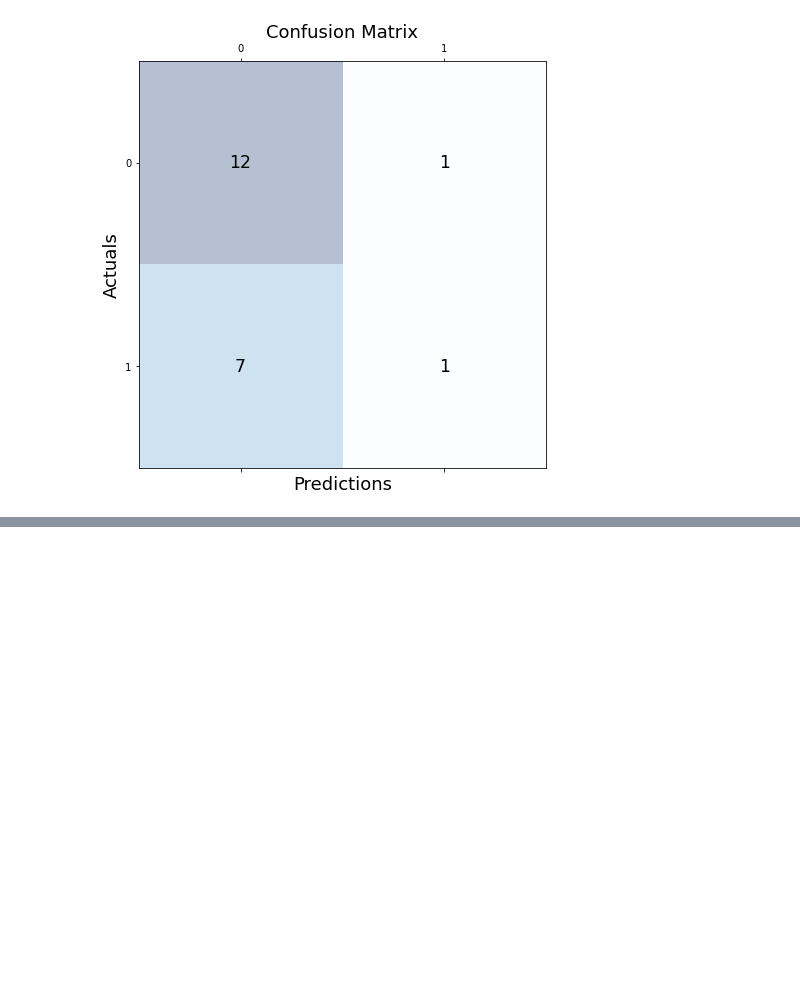
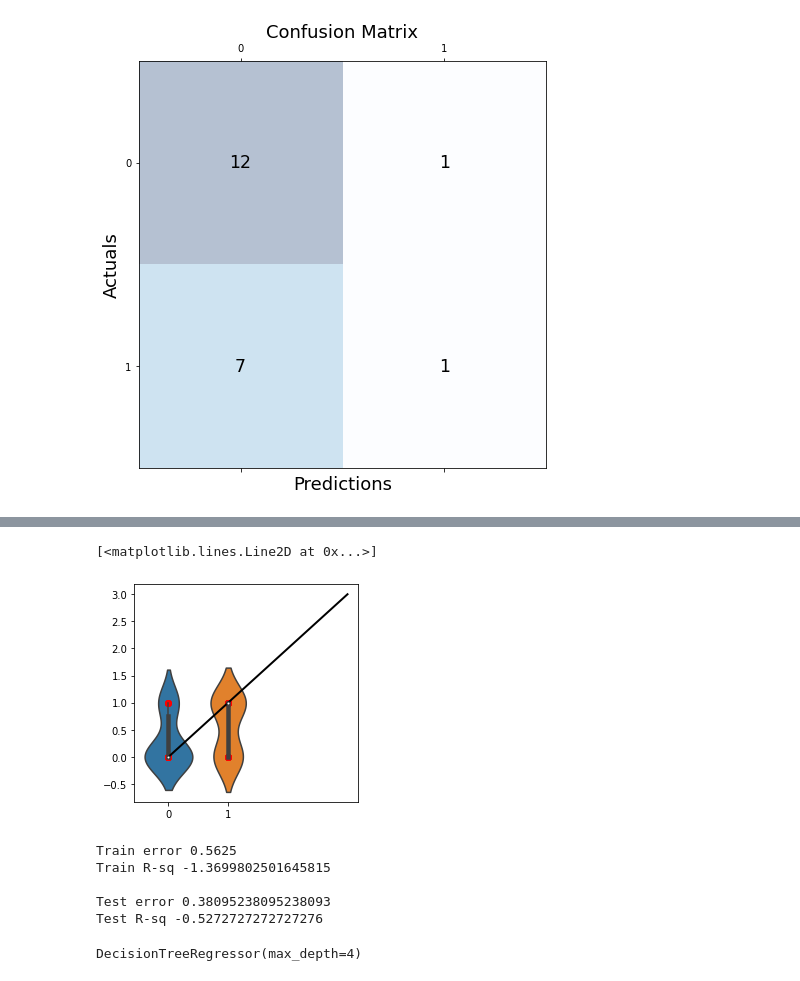
Before and after one commit to 1mimiiha/Homework2, a Jupyter notebook: notebook/example.ipynb, the cells around one changed output, grey strips where cells are left out. Cells and saved outputs as stored; diff of their text form; code cells hidden in the pictures; blank space fills up the shorter version.

```diff
--- a/notebook/example.ipynb
+++ b/notebook/example.ipynb
@@ -238,0 +286,20 @@ plt.show()
+# %%
+plt.figure(figsize=(4,4))
+sns.violinplot(x=test_y,y=kmeans_test,data=df, xlim=[0,3])
+plt.scatter(test_y,kmeans_test,color='r')
+plt.plot([0,3],[0,3],lw=2,color='black')
+# %% [output]
+[<matplotlib.lines.Line2D at 0x...>]
+[figure, added]
+# %%
+print("Train error",mean_squared_error(y,kmeans_train))
+print("Train R-sq",r2_score(y,kmeans_train))
+
+print("\nTest error",mean_squared_error(test_y,kmeans_test))
+print("Test R-sq",r2_score(test_y,kmeans_test))
+# %% [output]
+Train error 0.5625
+Train R-sq -1.3699802501645815
+
+Test error 0.38095238095238093
+Test R-sq -0.5272727272727276
@@ -238,0 +308,5 @@ plt.show()
+# %%
+dt = tree.DecisionTreeRegressor(max_depth=4)
+dt.fit(x,y)
+# %% [output]
+DecisionTreeRegressor(max_depth=4)
```
Also changed, not shown: parts of 18 cells of this notebook.
